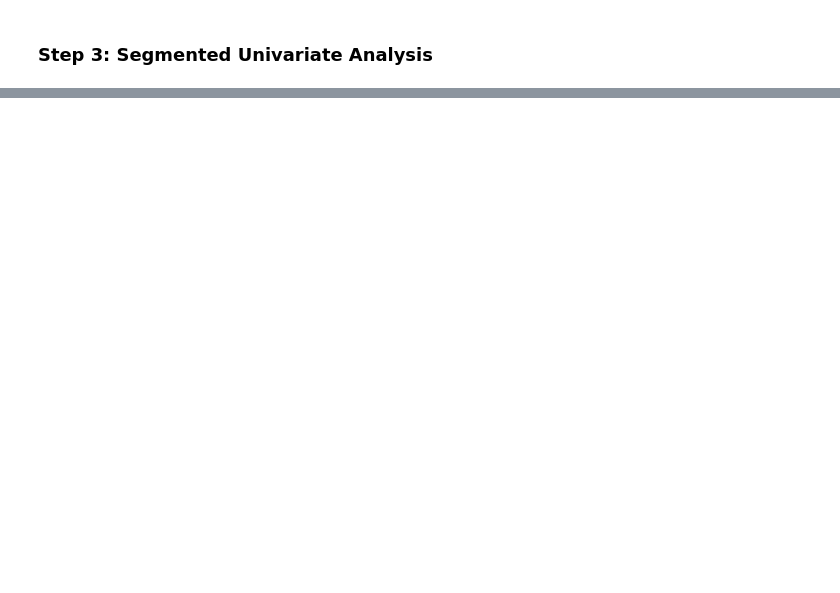
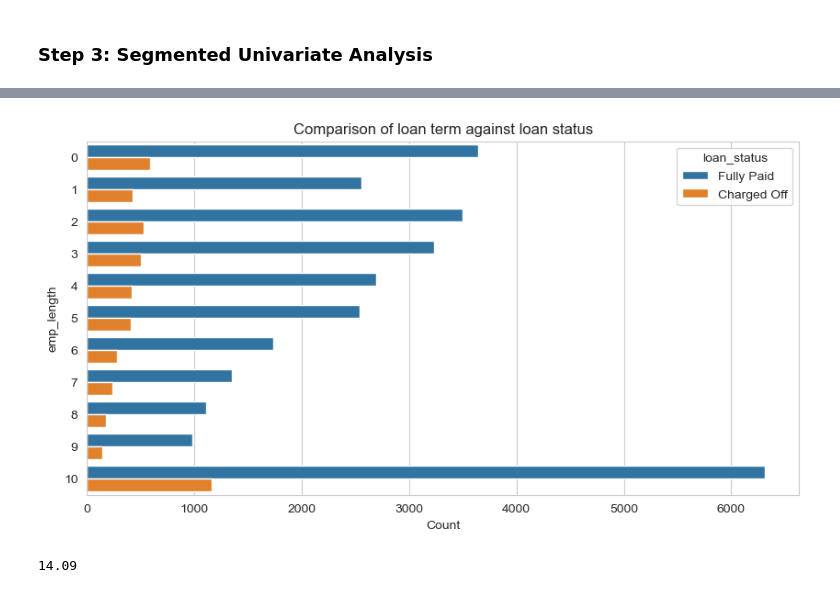
Before and after one commit to mundrapiyush/data-analysis, a Jupyter notebook: case-study/customer-analysis-1.ipynb, the cells around one changed output, grey strips where cells are left out. Cells and saved outputs as stored; diff of their text form; code cells hidden in the pictures; blank space fills up the shorter version.

```diff
--- a/case-study/customer-analysis-1.ipynb
+++ b/case-study/customer-analysis-1.ipynb
@@ -451,0 +538,12 @@ plt.show()
+# %%
+plt.figure(figsize=(10,5))
+sns.countplot(data = loan_raw, y = 'emp_length', hue = 'loan_status')
+plt.xlabel('Count')
+plt.title('Comparison of loan term against loan status',fontsize=12)
+plt.show()
+# %% [output]
+[figure, added]
+# %%
+round(loan_raw[loan_raw.loan_status == 'Charged Off'].shape[0] / loan_raw.shape[0] * 100, 2)
+# %% [output]
+14.09
```
Also changed, not shown: parts of 18 cells of this notebook, 2 other files.
